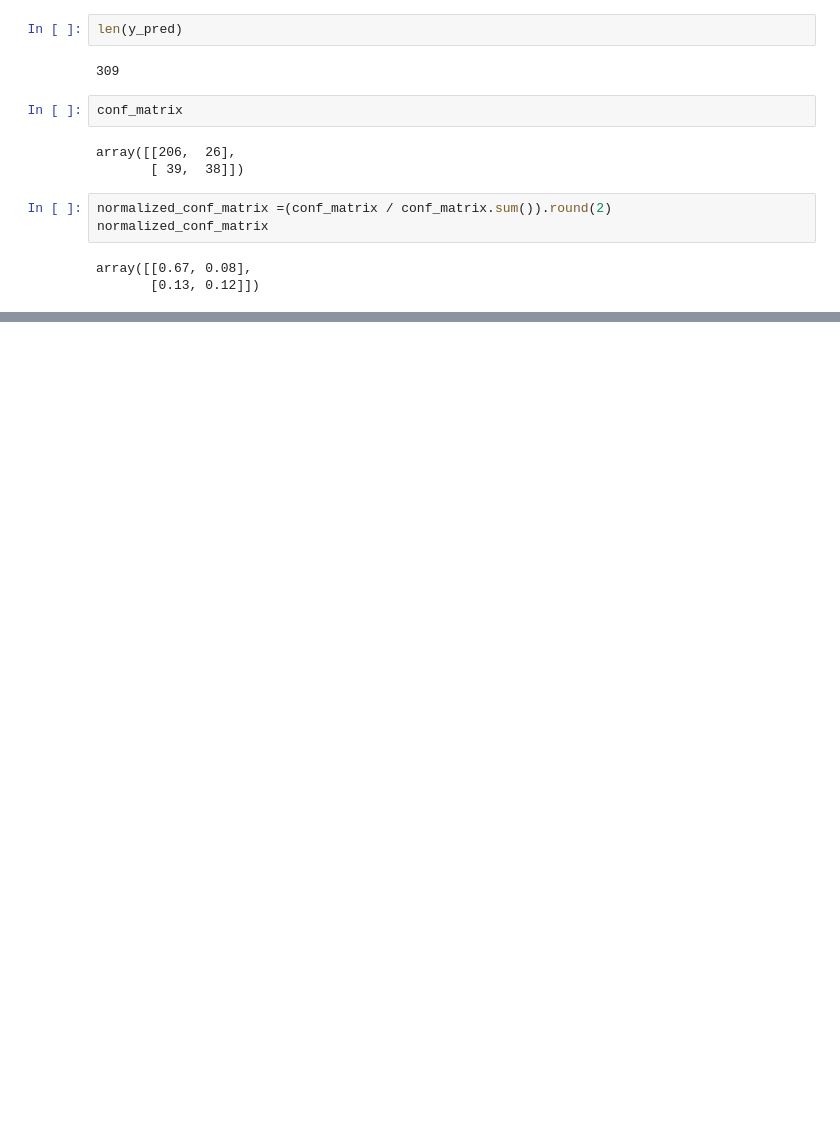
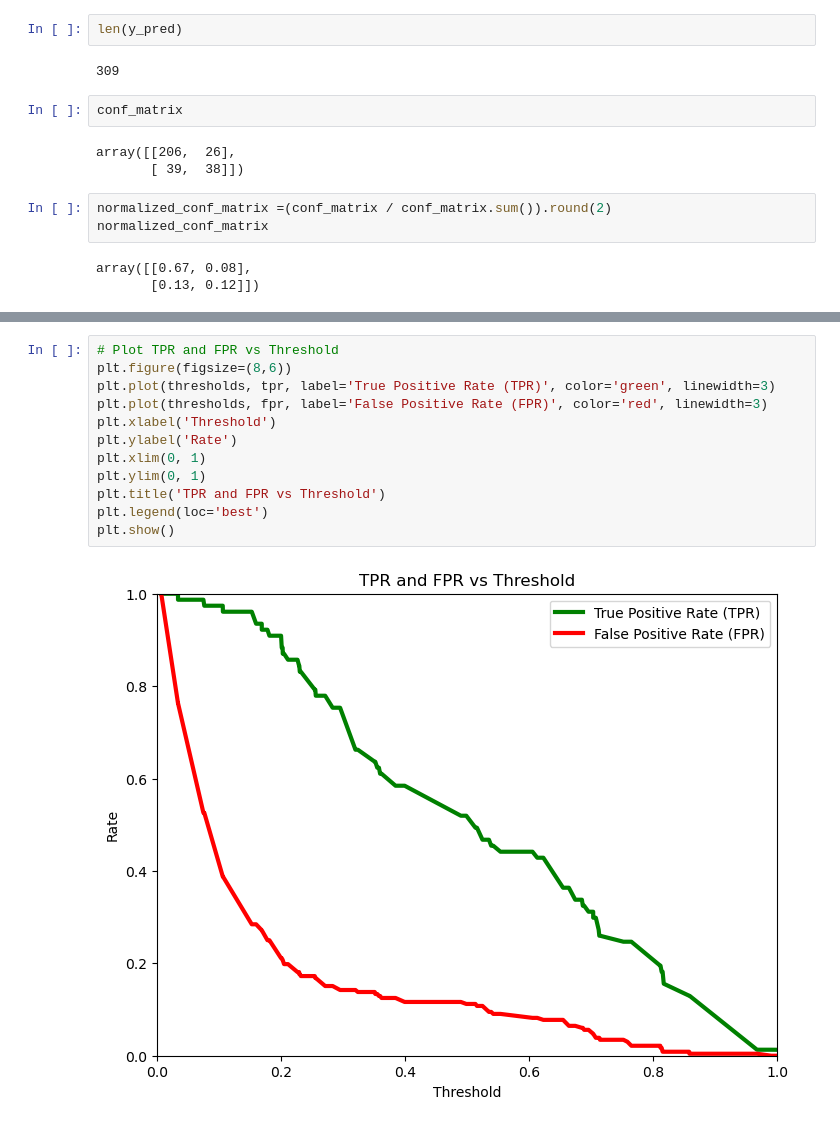
Before and after one commit to Wanwan-Laang/MSE598, a Jupyter notebook: Week10.ipynb, the cells around one changed output, grey strips where cells are left out. Cells and saved outputs as stored; diff of their text form; blank space fills up the shorter version.

```diff
--- a/Week10.ipynb
+++ b/Week10.ipynb
@@ -133,0 +134,14 @@ plt.show()
+# %%
+# Plot TPR and FPR vs Threshold
+plt.figure(figsize=(8,6))
+plt.plot(thresholds, tpr, label='True Positive Rate (TPR)', color='green', linewidth=3)
+plt.plot(thresholds, fpr, label='False Positive Rate (FPR)', color='red', linewidth=3)
+plt.xlabel('Threshold')
+plt.ylabel('Rate')
+plt.xlim(0, 1)
+plt.ylim(0, 1)
+plt.title('TPR and FPR vs Threshold')
+plt.legend(loc='best')
+plt.show()
+# %% [output]
+[figure, added]
```
Also changed, not shown: parts of 1 cell of this notebook.
